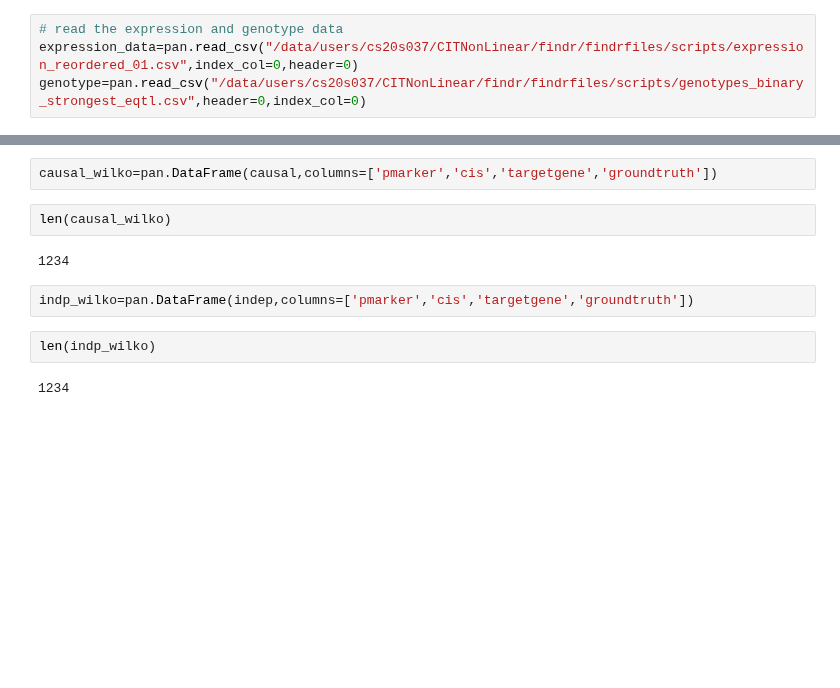
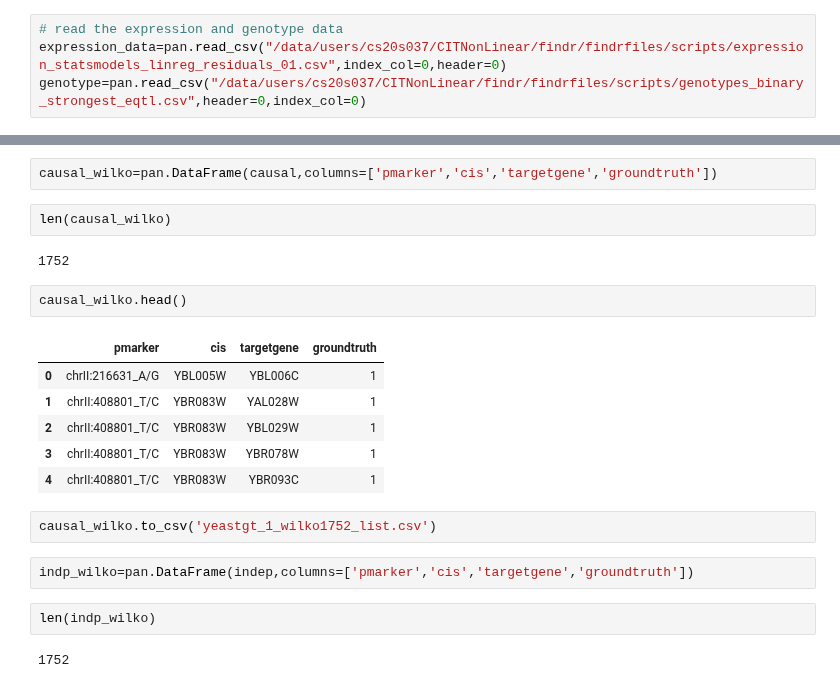
Before and after one commit to BIRDSgroup/NLCD, a Jupyter notebook: scripts/full_procedure.ipynb, the cells around one changed output, grey strips where cells are left out. Cells and saved outputs as stored; diff of their text form; blank space fills up the shorter version.

Commit message:
updated with yeast covariance adjusted data

```diff
--- a/scripts/full_procedure.ipynb
+++ b/scripts/full_procedure.ipynb
@@ -291,7 +299,7 @@ for i in range(0,len(df)):
     cisgeno[df['cis'][i]]=df['pmarker'][i]
 # %%
 # read the expression and genotype data
-expression_data=pan.read_csv("/data/users/cs20s037/CITNonLinear/findr/findrfiles/scripts/expression_reordered_01.csv",index_col=0,header=0)
+expression_data=pan.read_csv("/data/users/cs20s037/CITNonLinear/findr/findrfiles/scripts/expression_statsmodels_linreg_residuals_01.csv",index_col=0,header=0)
 genotype=pan.read_csv("/data/users/cs20s037/CITNonLinear/findr/findrfiles/scripts/genotypes_binary_strongest_eqtl.csv",header=0,index_col=0)
 # %%
 ##set seed##
@@ -353,10 +361,21 @@ causal_wilko=pan.DataFrame(causal,columns=['pmarker','cis','targetgene','groundt
 # %%
 len(causal_wilko)
 # %% [output]
-1234
+1752
+# %%
+causal_wilko.head()
+# %% [output]
+|  | pmarker | cis | targetgene | groundtruth |
+| 0 | chrII:216631_A/G | YBL005W | YBL006C | 1 |
+| 1 | chrII:408801_T/C | YBR083W | YAL028W | 1 |
+| 2 | chrII:408801_T/C | YBR083W | YBL029W | 1 |
+| 3 | chrII:408801_T/C | YBR083W | YBR078W | 1 |
+| 4 | chrII:408801_T/C | YBR083W | YBR093C | 1 |
+# %%
+causal_wilko.to_csv('yeastgt_1_wilko1752_list.csv')
 # %%
 indp_wilko=pan.DataFrame(indep,columns=['pmarker','cis','targetgene','groundtruth'])
 # %%
 len(indp_wilko)
 # %% [output]
-1234
+1752
```
Also changed, not shown: parts of 10 cells of this notebook.
